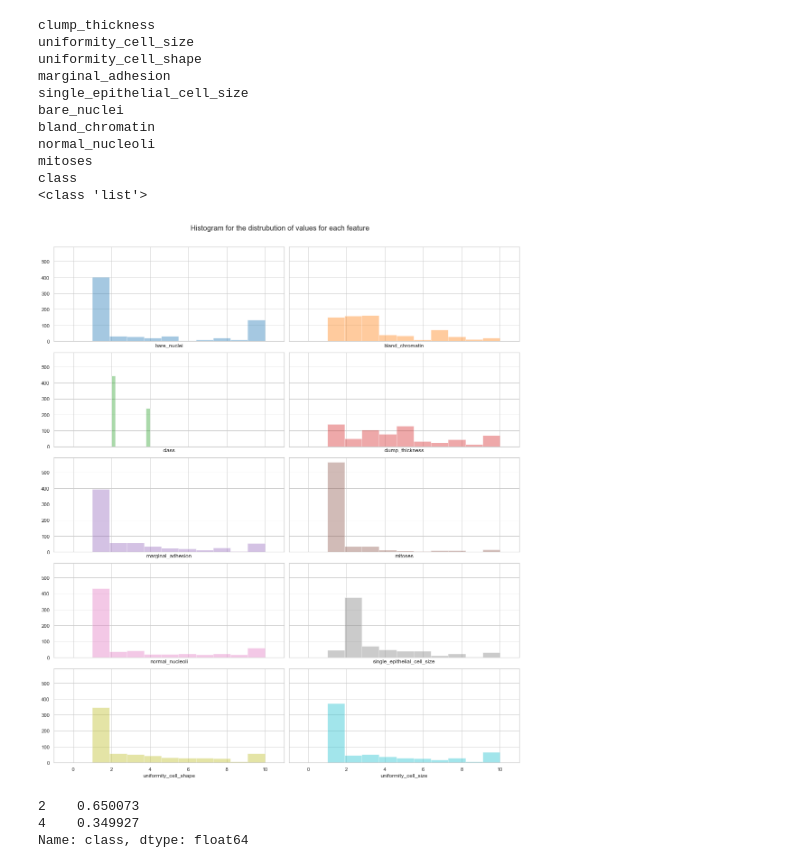
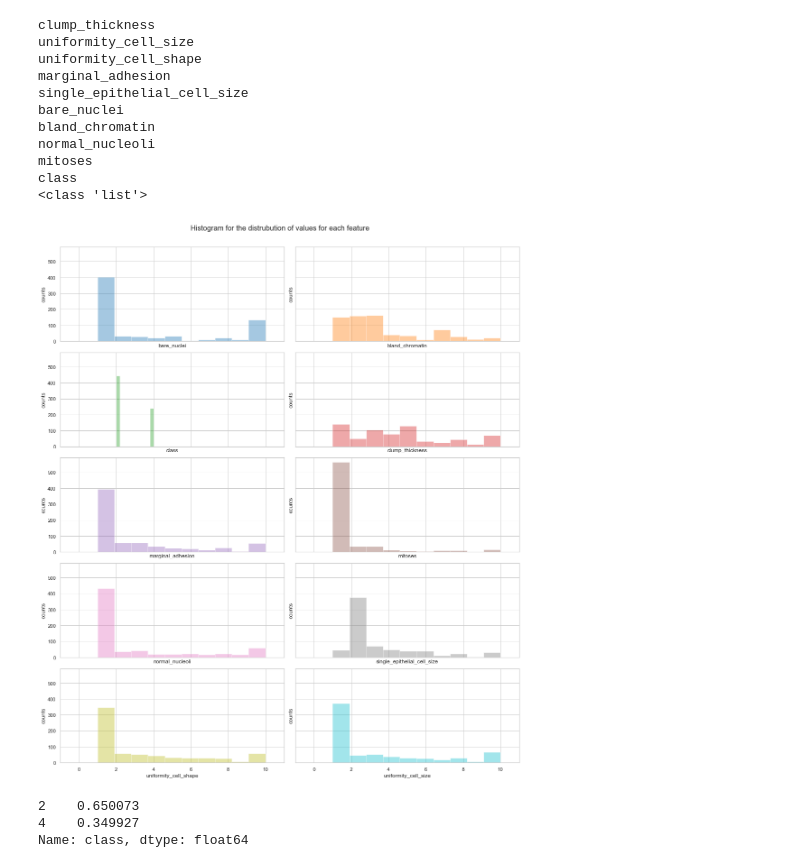
Before and after one commit to rromang/breast_cancer_classification, a Jupyter notebook: notebooks/initial.ipynb, the cells around one changed output. Cells and saved outputs as stored; diff of their text form; code cells hidden in the pictures.

```diff
--- a/notebooks/initial.ipynb
+++ b/notebooks/initial.ipynb
@@ -218,25 +218,28 @@ def sns_displot(x,ax,**plt_kwargs):
 # %%
 #create multiple subplots to see the distribution of values for each feature
 #----------------------------------------------
 fig, axs = plt.subplots(5,2,\
     figsize=(15,17),sharey=True, sharex=True)
 plt.suptitle('Histogram for the distrubution of values for each feature', y=1.01, fontsize=16)
 plt.xlim((-1,11))
 ((ax1, ax2), (ax3, ax4), (ax5, ax6), (ax7, ax8), (ax9, ax10))=axs
 
 ax_lst = list(tuple(chain.from_iterable(axs)))
 
 colors = ['tab:blue','tab:orange','tab:green','tab:red','tab:purple','tab:brown',\
     'tab:pink','tab:gray','tab:olive','tab:cyan']
 
 for i in range(len(names)):
     sns_displot([df_dropped[str(names[i])]], ax=ax_lst[i], bins=10, kde=False, color=colors[i], axlabel=names[i])
 
+for i, ax in zip(range(len(names)), axs.flat):
+    ax.set(ylabel='counts')
+
 plt.tight_layout()
 fig.savefig('../images/exploratory_analysis/histograms.png', bbox_inches='tight',dpi=600)
 plt.show()
 # %% [output]
-[figure, old version]
+[figure, new version]
 # %%
 #define probability mass function
 #----------------------------------------------
```
Also changed, not shown: 5 other files.
